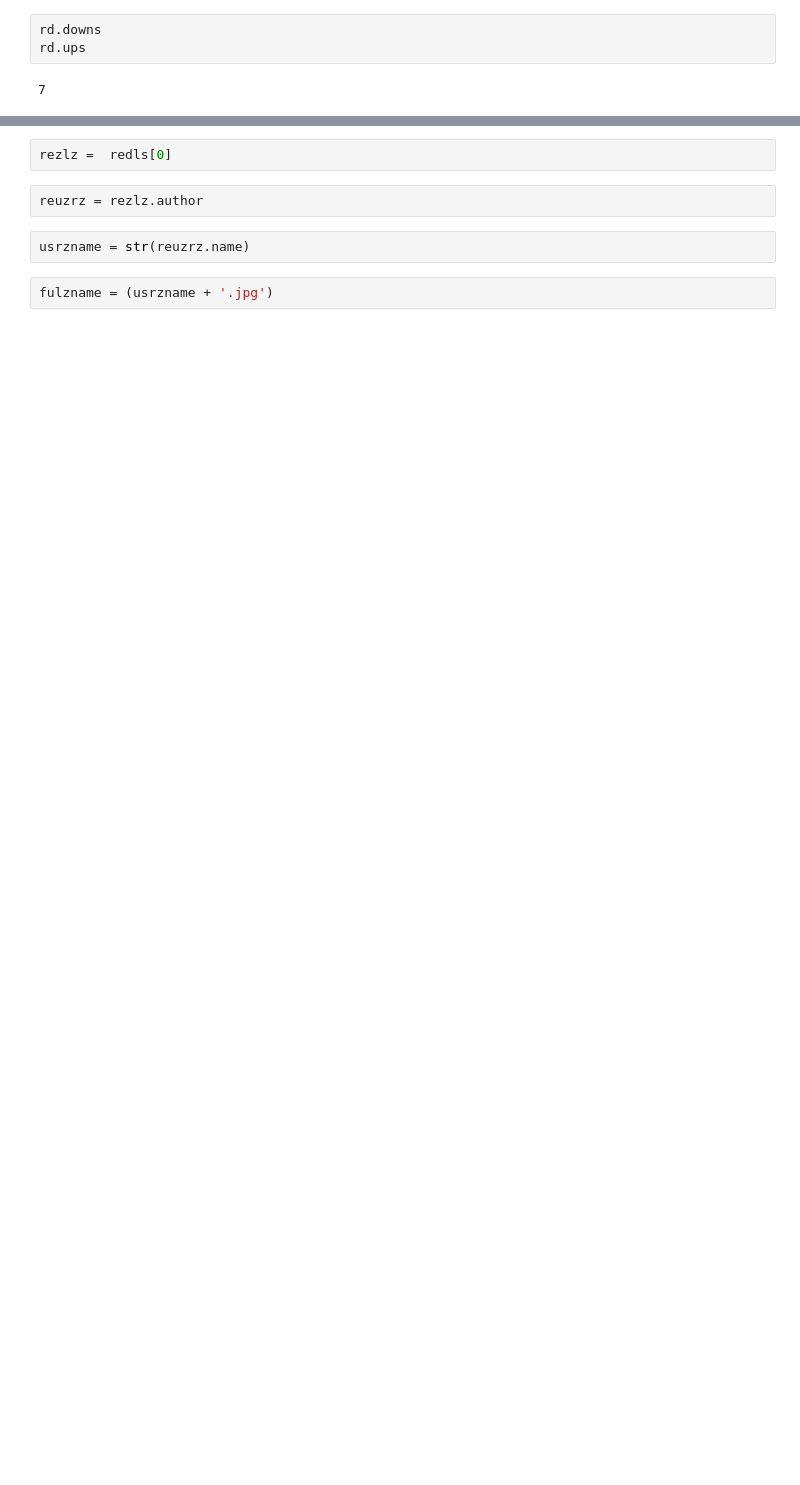
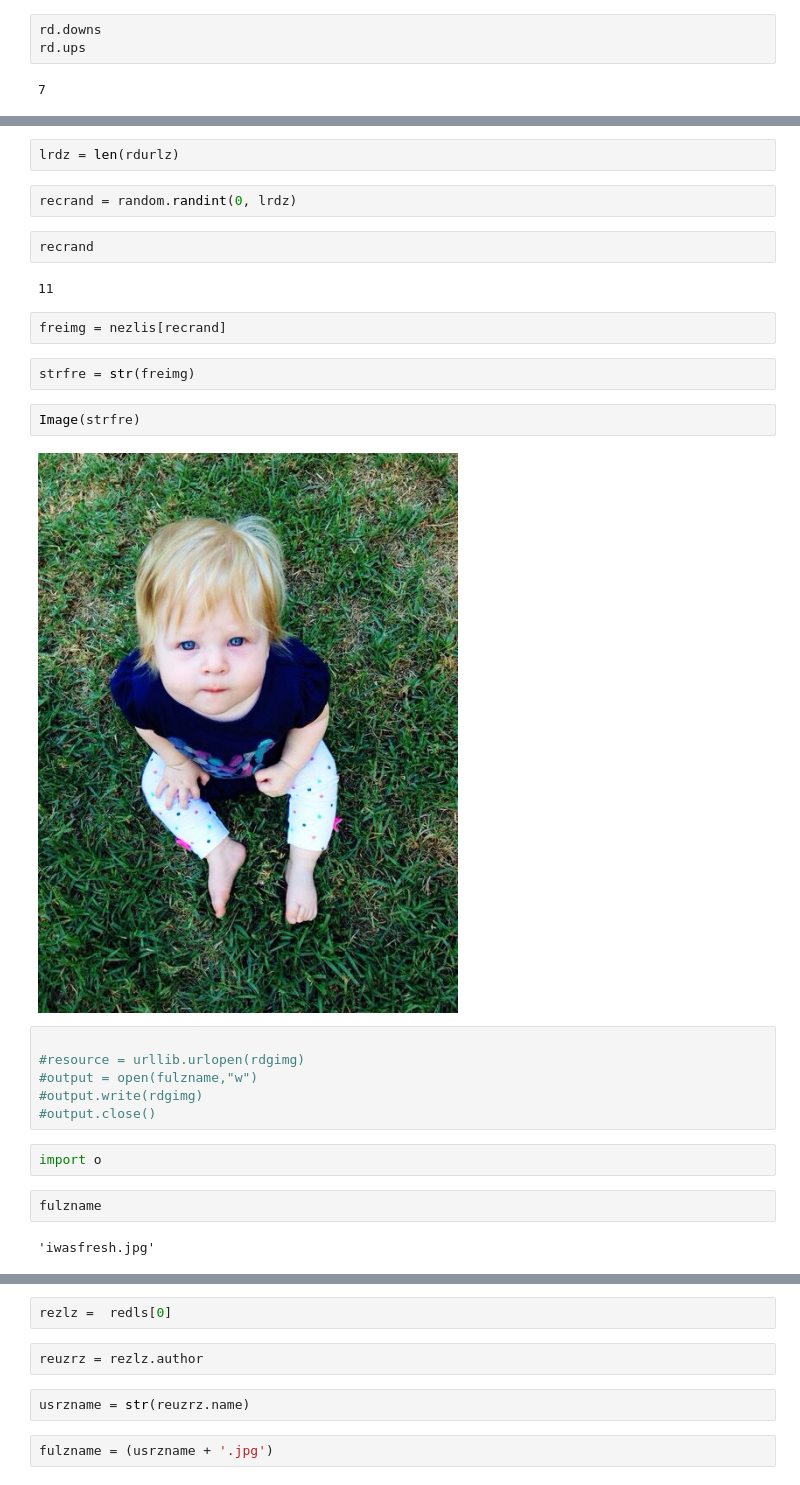
Before and after one commit to wcmckee/pyatakl, a Jupyter notebook: pyatakl/getdrawn.ipynb, the cells around one changed output, grey strips where cells are left out. Drawn from its saved outputs; the diff is of its cells as text; blank space fills up the shorter version.

```diff
--- a/pyatakl/getdrawn.ipynb
+++ b/pyatakl/getdrawn.ipynb
@@ -403,0 +487,28 @@ rd.ups
+# %%
+lrdz = len(rdurlz)
+# %%
+recrand = random.randint(0, lrdz)
+# %%
+recrand
+# %% [output]
+11
+# %%
+freimg = nezlis[recrand]
+# %%
+strfre = str(freimg)
+# %%
+Image(strfre)
+# %% [output]
+[figure, added]
+# %%
+
+#resource = urllib.urlopen(rdgimg)
+#output = open(fulzname,"w")
+#output.write(rdgimg)
+#output.close()
+# %%
+import o
+# %%
+fulzname
+# %% [output]
+'iwasfresh.jpg'
```
Also changed, not shown: parts of 63 cells of this notebook, 1 other file.
